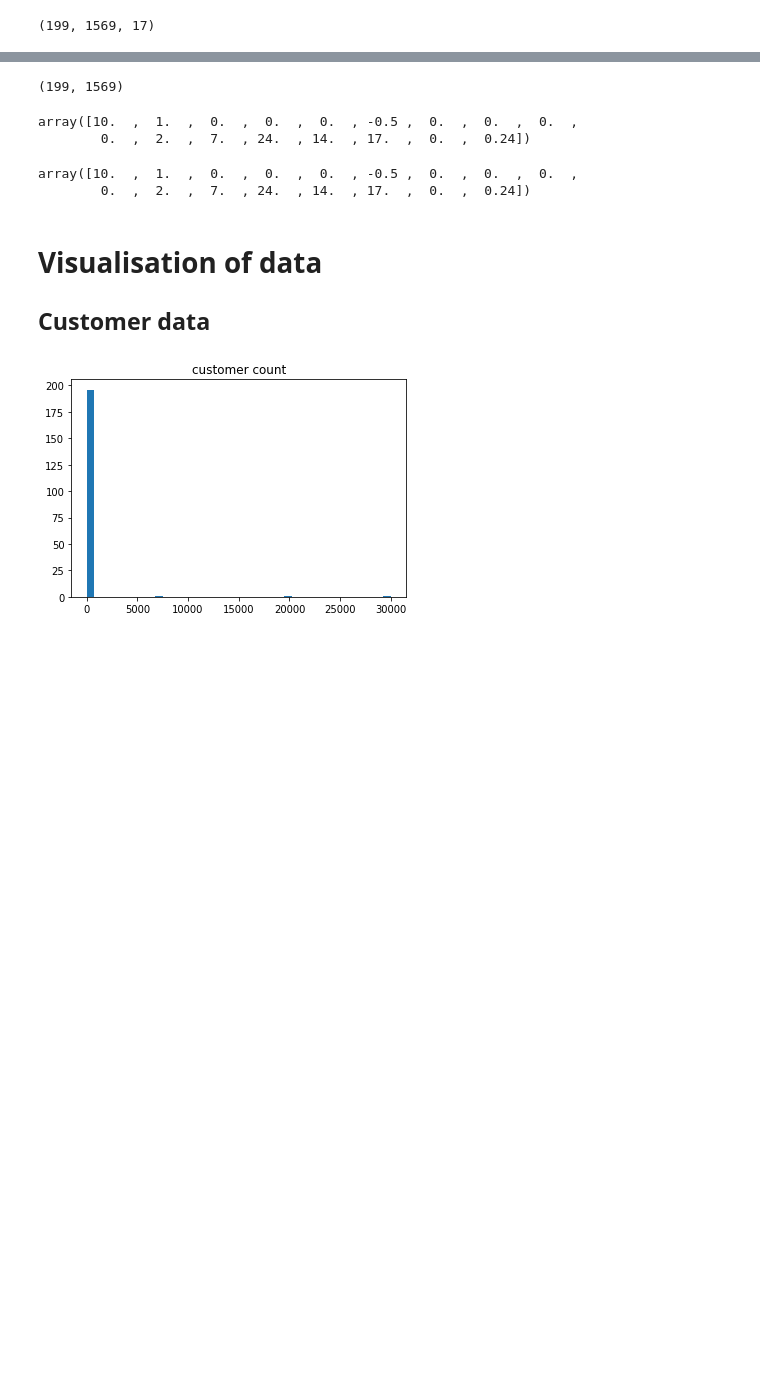
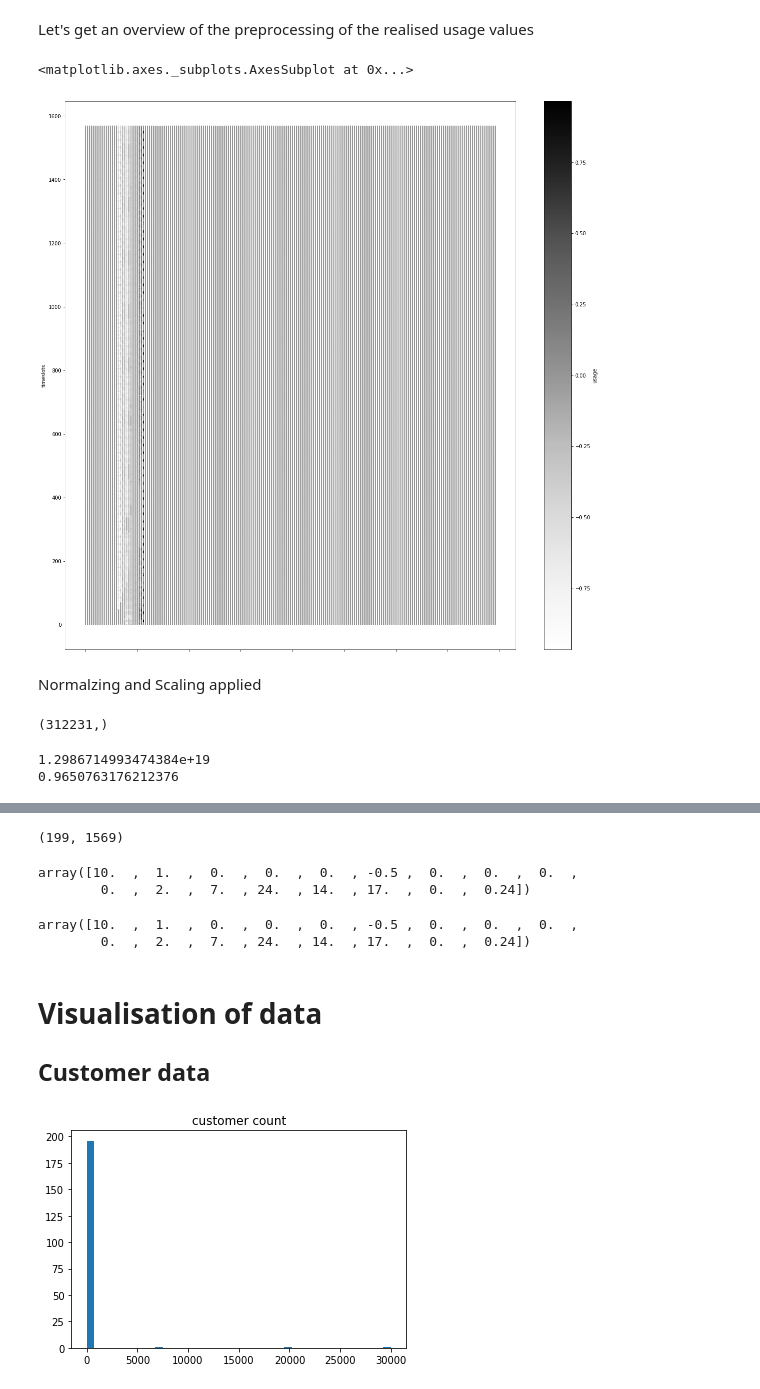
Before and after one commit to pascalwhoop/broker-python, a Jupyter notebook: notebooks/Demand Estimator Data Exploration.ipynb, the cells around one changed output, grey strips where cells are left out. Cells and saved outputs as stored; diff of their text form; code cells hidden in the pictures; blank space fills up the shorter version.

```diff
--- a/notebooks/Demand Estimator Data Exploration.ipynb
+++ b/notebooks/Demand Estimator Data Exploration.ipynb
@@ -24,7 +43,18 @@ game = pphelper.GamesIterator().__next__()
 
 x = np.array(game[0])
 y = np.array(game[1])
-# %%
-x.shape
-# %% [output]
-(199, 1569, 17)
+# %% [markdown]
+Let's get an overview of the preprocessing of the realised usage values
+# %%
+_c = y.flatten()
+_x = np.array([np.zeros((len(y[0])))+i for i in range(len(y))]).flatten()
+_y = (np.array(np.arange((len(_c))))%y.shape[1])
+_data = np.array([_x,_y,_c]).transpose()
+df = pd.DataFrame(_data, columns=["customers", "timeslots", "usage"])
+# %%
+df.plot.scatter(x="customers", y="timeslots", c="usage", s=1, figsize=(20,20))
+# %% [output]
+<matplotlib.axes._subplots.AxesSubplot at 0x...>
+[figure, added]
+# %% [markdown]
+Normalzing and Scaling applied
@@ -30,0 +63,12 @@ x.shape
+# %%
+preprocessing.normalize(y).flatten().shape
+# %% [output]
+(312231,)
+# %%
+_rs = preprocessing.RobustScaler().fit_transform(y).flatten()
+print(_rs.max())
+_n = preprocessing.normalize(y.transpose()).transpose().flatten()
+print(_n.max())
+# %% [output]
+1.2986714993474384e+19
+0.9650763176212376
```
Also changed, not shown: parts of 8 cells of this notebook, 7 other files.
